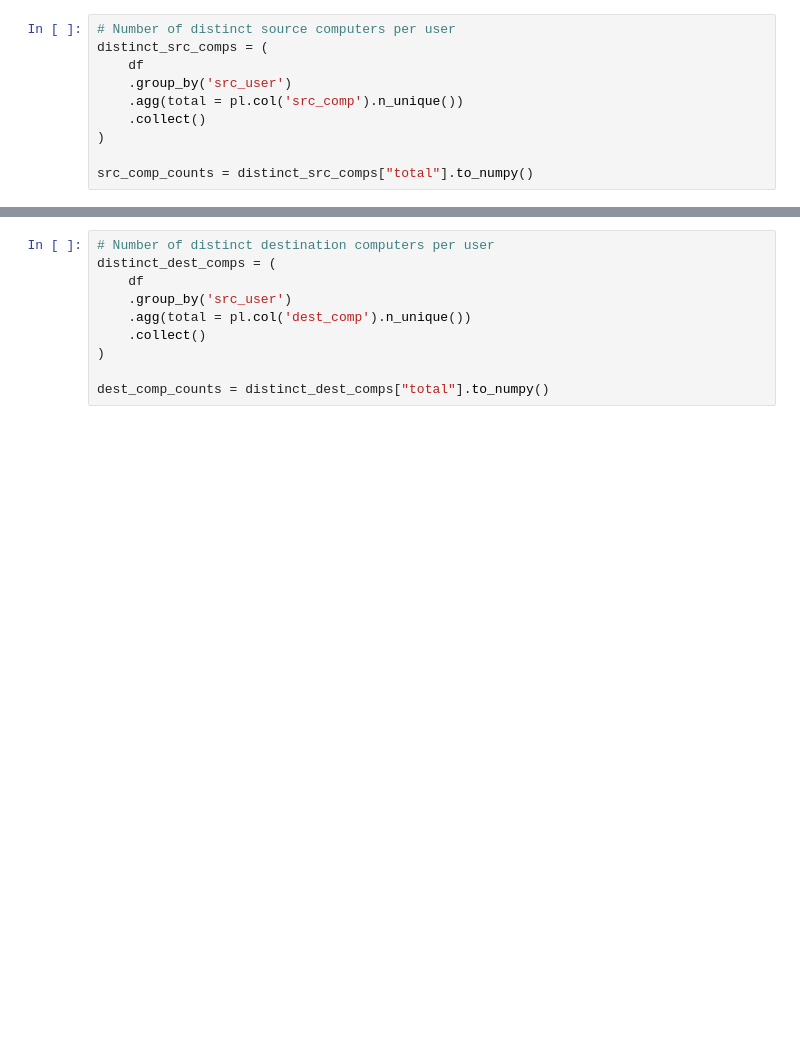
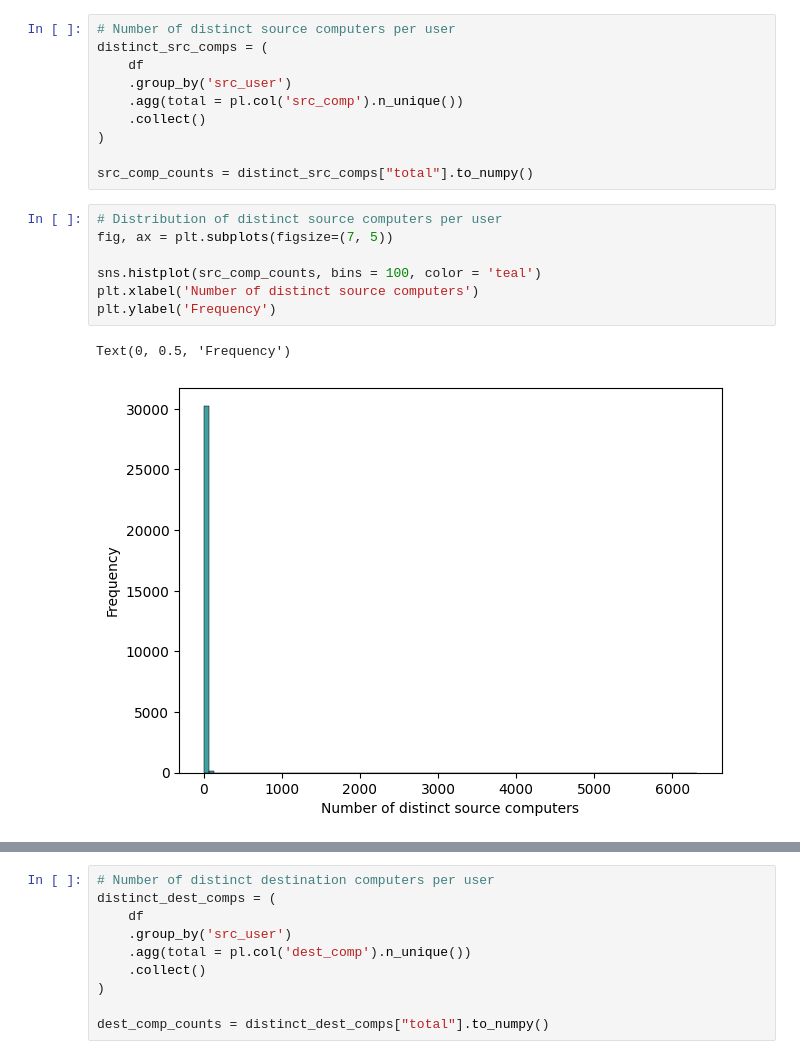
Before and after one commit to Tarun-Rajan99/MSc-Project, a Jupyter notebook: 03_working_notebooks/Phase1_clean/2) feature_selection.ipynb, the cells around one changed output, grey strips where cells are left out. Drawn from its saved outputs; the diff is of its cells as text; blank space fills up the shorter version.

```diff
--- a/03_working_notebooks/Phase1_clean/2) feature_selection.ipynb
+++ b/03_working_notebooks/Phase1_clean/2) feature_selection.ipynb
@@ -46,4 +58,14 @@ distinct_src_comps = (
 )
 
 src_comp_counts = distinct_src_comps["total"].to_numpy()
+# %%
+# Distribution of distinct source computers per user
+fig, ax = plt.subplots(figsize=(7, 5))
+
+sns.histplot(src_comp_counts, bins = 100, color = 'teal')
+plt.xlabel('Number of distinct source computers')
+plt.ylabel('Frequency')
+# %% [output]
+Text(0, 0.5, 'Frequency')
+[figure, added]
 # %%
```
Also changed, not shown: parts of 9 cells of this notebook.
